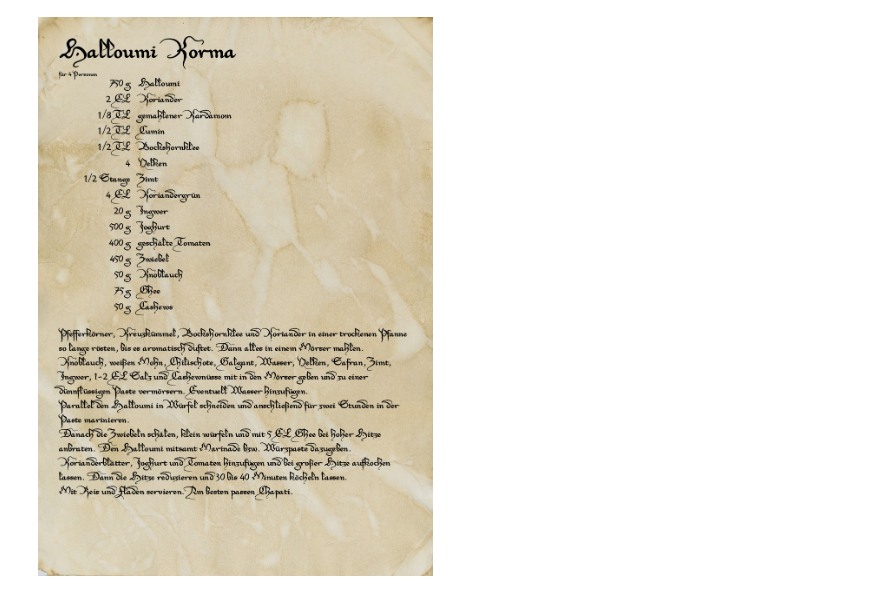
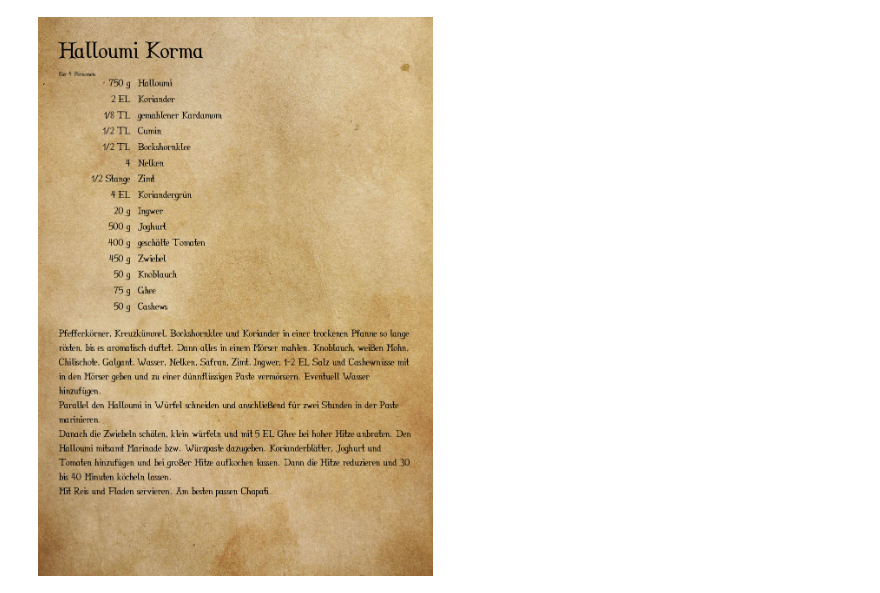
Before and after one commit to pinae/recipePDFtests, a Jupyter notebook: create_recipe.ipynb, the cells around one changed output. Cells and saved outputs as stored; diff of their text form; code cells hidden in the pictures.

Commit message:
My font and free background

```diff
--- a/create_recipe.ipynb
+++ b/create_recipe.ipynb
@@ -1,36 +1,36 @@
 # %%
 import fpdf
 from fpdf import FPDF
 from wand.image import Image as WImage
 import json
 
 with open("recipes.json", 'r') as json_file:
     recipes = json.load(json_file)
 
 pdf = FPDF(orientation='P', unit='mm', format='A4')
-fpdf.SYSTEM_TTFONTS = '~/.local/share/fonts/'
-pdf.add_font('Xirwena', '', 'xirwen3U.ttf', uni=True)
+fpdf.SYSTEM_TTFONTS = '.'
+pdf.add_font('Titans2', '', 'Titans2.ttf', uni=True)
 for recipe in recipes:
     pdf.add_page()
-    pdf.image("texture-of-parchment-paper.jpg", x=-4, y=-8, w=217, h=313)
-    pdf.set_font('Xirwena', size=28)
+    pdf.image("Parchment.jpg", x=-4, y=-8, w=217, h=313)
+    pdf.set_font('Titans2', size=28)
     pdf.cell(0, pdf.font_size * 1.8, txt=recipe["title"], ln=1, align="L")
-    pdf.set_font('Xirwena', size=8)
+    pdf.set_font('Titans2', size=8)
     pdf.cell(0, pdf.font_size * 2, txt=recipe["servings"], ln=1, align="L")
-    pdf.set_font('Xirwena', size=12)
+    pdf.set_font('Titans2', size=12)
     for ingredient in recipe["ingredients"]:
         pdf.cell(40, pdf.font_size * 1.0,
                      txt=ingredient[0], ln=0, align="R")
         pdf.cell(2, 0, txt="", ln=0, align="R")
         pdf.cell(0, pdf.font_size * 1.0,
                      txt=ingredient[1], ln=1, align="L")
         pdf.ln()
     pdf.ln()
     for line in recipe["description"]:
         pdf.write(h=pdf.font_size * 1.8, txt=line)
         pdf.ln()
-pdf.output("test.pdf")
+pdf.output("recipe-book.pdf")
 
-WImage(filename="test.pdf[9]", resolution=110)
+WImage(filename="recipe-book.pdf[9]", resolution=110)
 # %% [output]
-[figure, old version]
+[figure, new version]
```
Also changed, not shown: 3 other files.
